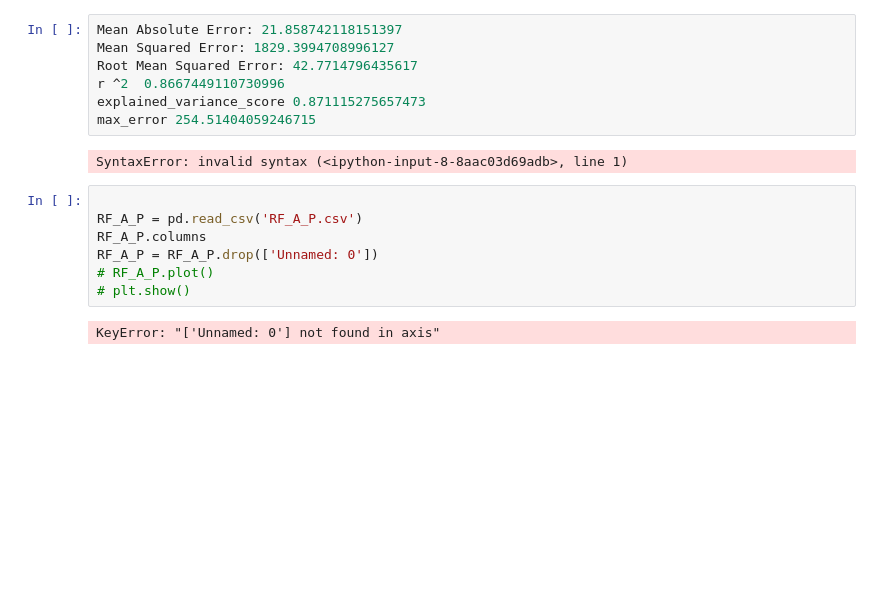
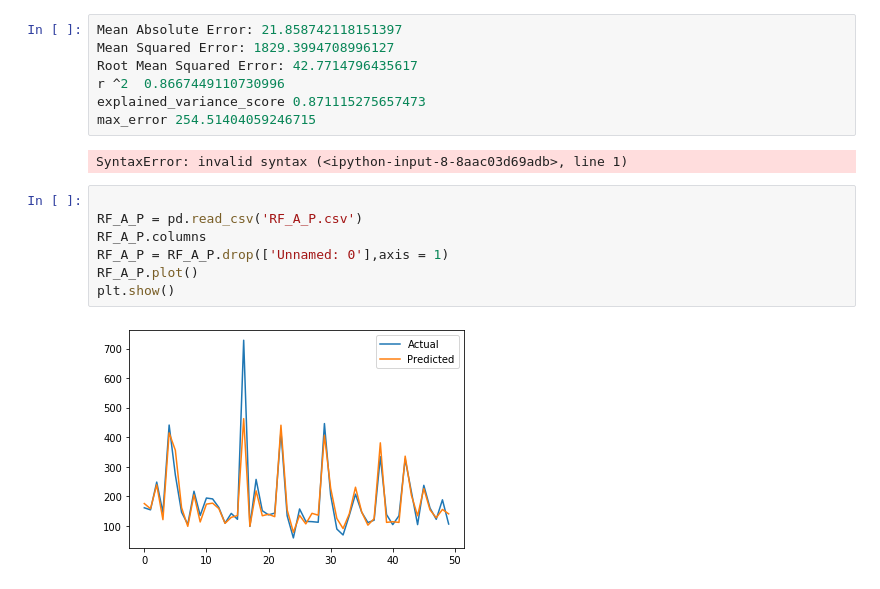
Before and after one commit to vinaybiradar1717/Stubble, a Jupyter notebook: umer/Actual_prede/graph.ipynb, the cells around one changed output. Cells and saved outputs as stored; diff of their text form; blank space fills up the shorter version.

Commit message:
graph

```diff
--- a/umer/Actual_prede/graph.ipynb
+++ b/umer/Actual_prede/graph.ipynb
@@ -103,9 +103,9 @@ SyntaxError: invalid syntax (<ipython-input-8-8aac03d69adb>, line 1)
 # %%
 
 RF_A_P = pd.read_csv('RF_A_P.csv')
 RF_A_P.columns
-RF_A_P = RF_A_P.drop(['Unnamed: 0'])
-# RF_A_P.plot()
-# plt.show()
+RF_A_P = RF_A_P.drop(['Unnamed: 0'],axis = 1)
+RF_A_P.plot()
+plt.show()
 # %% [output]
-KeyError: "['Unnamed: 0'] not found in axis"
+[figure, added]
```
Also changed, not shown: 5 other files.
